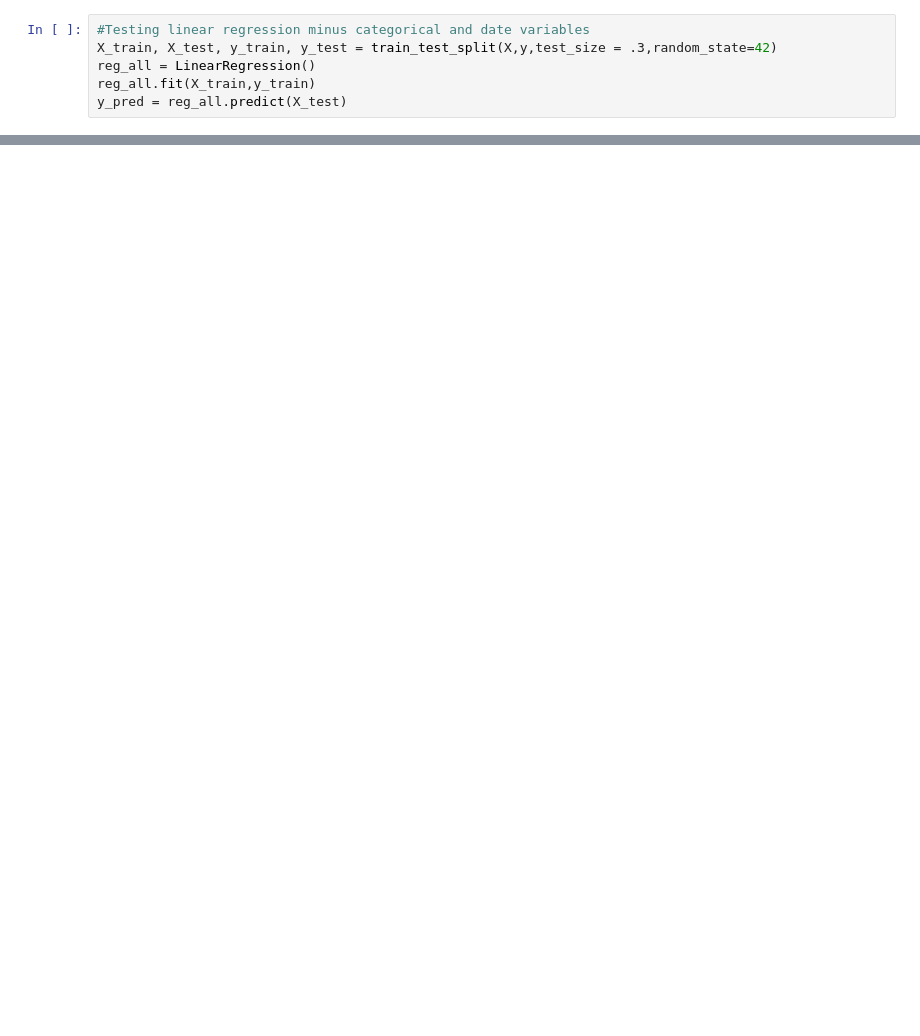
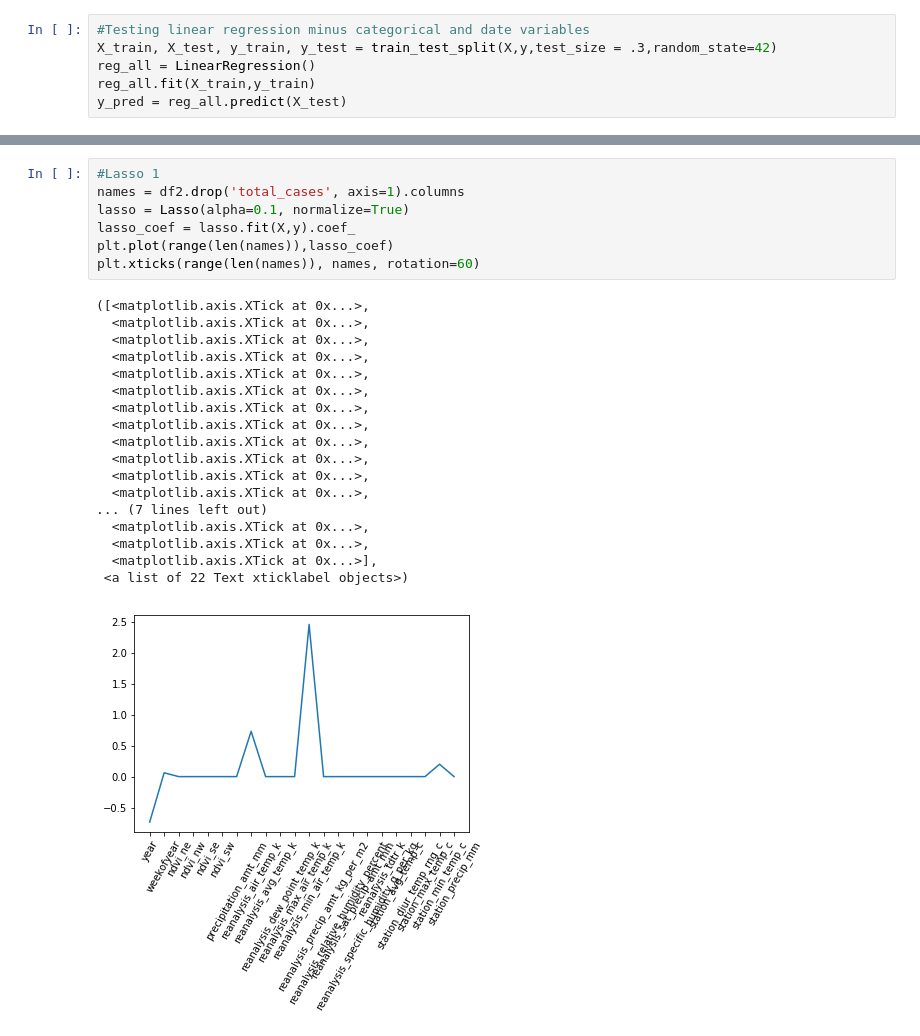
Before and after one commit to Amalinalli/DrivenData_dengAI, a Jupyter notebook: deng.ipynb, the cells around one changed output, grey strips where cells are left out. Saved outputs shown, nothing was run; the diff lists cells and outputs as text; blank space fills up the shorter version.

```diff
--- a/deng.ipynb
+++ b/deng.ipynb
@@ -106,0 +326,26 @@ Average cv score: -1.39008010852
+# %%
+#Lasso 1
+names = df2.drop('total_cases', axis=1).columns
+lasso = Lasso(alpha=0.1, normalize=True)
+lasso_coef = lasso.fit(X,y).coef_
+plt.plot(range(len(names)),lasso_coef)
+plt.xticks(range(len(names)), names, rotation=60)
+# %% [output]
+([<matplotlib.axis.XTick at 0x...>,
+  <matplotlib.axis.XTick at 0x...>,
+  <matplotlib.axis.XTick at 0x...>,
+  <matplotlib.axis.XTick at 0x...>,
+  <matplotlib.axis.XTick at 0x...>,
+  <matplotlib.axis.XTick at 0x...>,
+  <matplotlib.axis.XTick at 0x...>,
+  <matplotlib.axis.XTick at 0x...>,
+  <matplotlib.axis.XTick at 0x...>,
+  <matplotlib.axis.XTick at 0x...>,
+  <matplotlib.axis.XTick at 0x...>,
+  <matplotlib.axis.XTick at 0x...>,
+... (7 lines left out)
+  <matplotlib.axis.XTick at 0x...>,
+  <matplotlib.axis.XTick at 0x...>,
+  <matplotlib.axis.XTick at 0x...>],
+ <a list of 22 Text xticklabel objects>)
+[figure, added]
```
Also changed, not shown: parts of 37 cells of this notebook.
